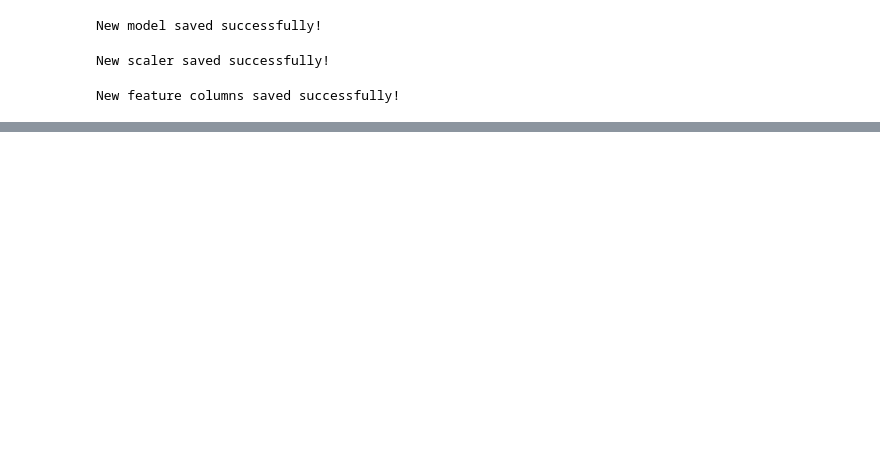
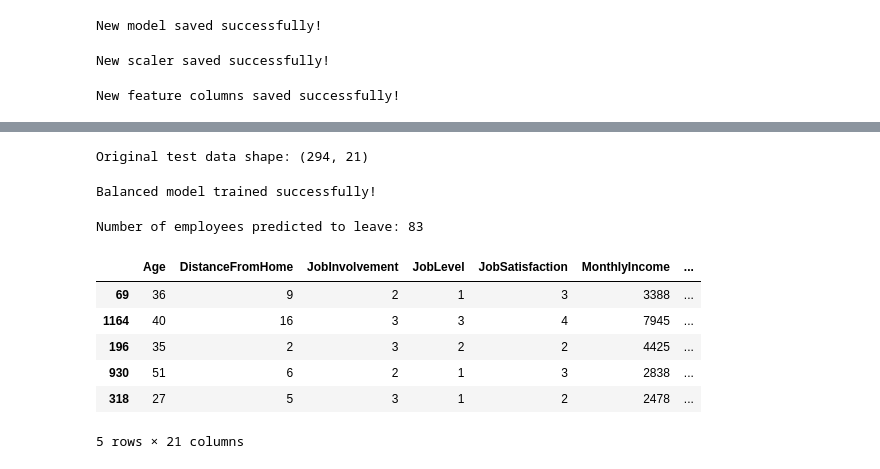
Before and after one commit to im-donamite/attrition_predictor, a Jupyter notebook: Employeeattritionproject.ipynb, the cells around one changed output, grey strips where cells are left out. Drawn from its saved outputs; the diff is of its cells as text; code cells hidden in the pictures; blank space fills up the shorter version.

```diff
--- a/Employeeattritionproject.ipynb
+++ b/Employeeattritionproject.ipynb
@@ -625,0 +629,60 @@ Test sample position: 25
+# %%
+# Recreate the train-test split while keeping the original DataFrame
+
+X_train_new, X_test_new, y_train_new, y_test_new = train_test_split(
+    X_new,
+    y_new,
+    test_size=0.2,
+    random_state=42,
+    stratify=y_new
+)
+
+# Keep the original test data before scaling
+X_test_original = X_test_new.copy()
+
+print("Original test data shape:", X_test_original.shape)
+# %% [output]
+Original test data shape: (294, 21)
+# %%
+# Scale the training and testing data
+
+scaler_new = StandardScaler()
+
+X_train_scaled = scaler_new.fit_transform(X_train_new)
+X_test_scaled = scaler_new.transform(X_test_new)
+# %%
+# Train the balanced Logistic Regression model
+
+log_new = LogisticRegression(
+    max_iter=1000,
+    class_weight="balanced"
+)
+
+log_new.fit(X_train_scaled, y_train_new)
+
+print("Balanced model trained successfully!")
+# %% [output]
+Balanced model trained successfully!
+# %%
+# Predict the test set
+
+test_predictions = log_new.predict(X_test_scaled)
+
+# Find employees predicted as Attrition = 1
+leave_mask = test_predictions == 1
+
+print("Number of employees predicted to leave:", leave_mask.sum())
+
+# Get the original feature values
+leave_employees = X_test_original.loc[leave_mask]
+
+display(leave_employees.head())
+# %% [output]
+Number of employees predicted to leave: 83
+|  | Age | DistanceFromHome | JobInvolvement | JobLevel | JobSatisfaction | MonthlyIncome | ... |
+| 69 | 36 | 9 | 2 | 1 | 3 | 3388 | ... |
+| 1164 | 40 | 16 | 3 | 3 | 4 | 7945 | ... |
+| 196 | 35 | 2 | 3 | 2 | 2 | 4425 | ... |
+| 930 | 51 | 6 | 2 | 1 | 3 | 2838 | ... |
+| 318 | 27 | 5 | 3 | 1 | 2 | 2478 | ... |
+5 rows × 21 columns
```
Also changed, not shown: parts of 6 cells of this notebook, 3 other files.
